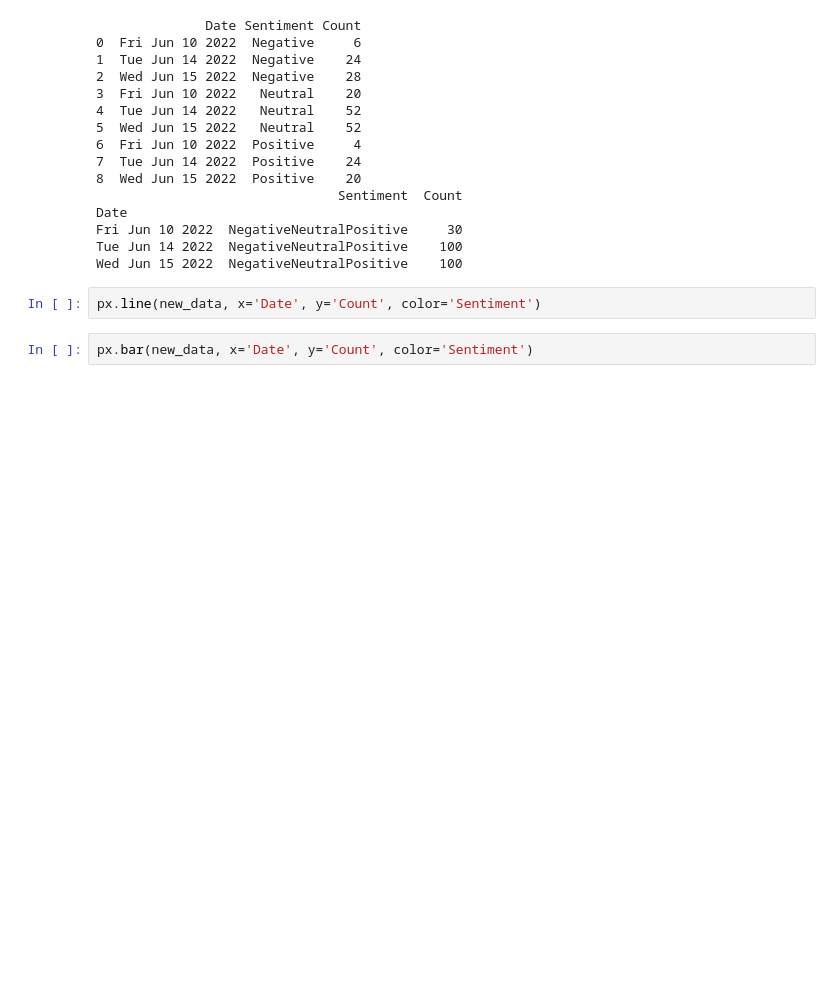
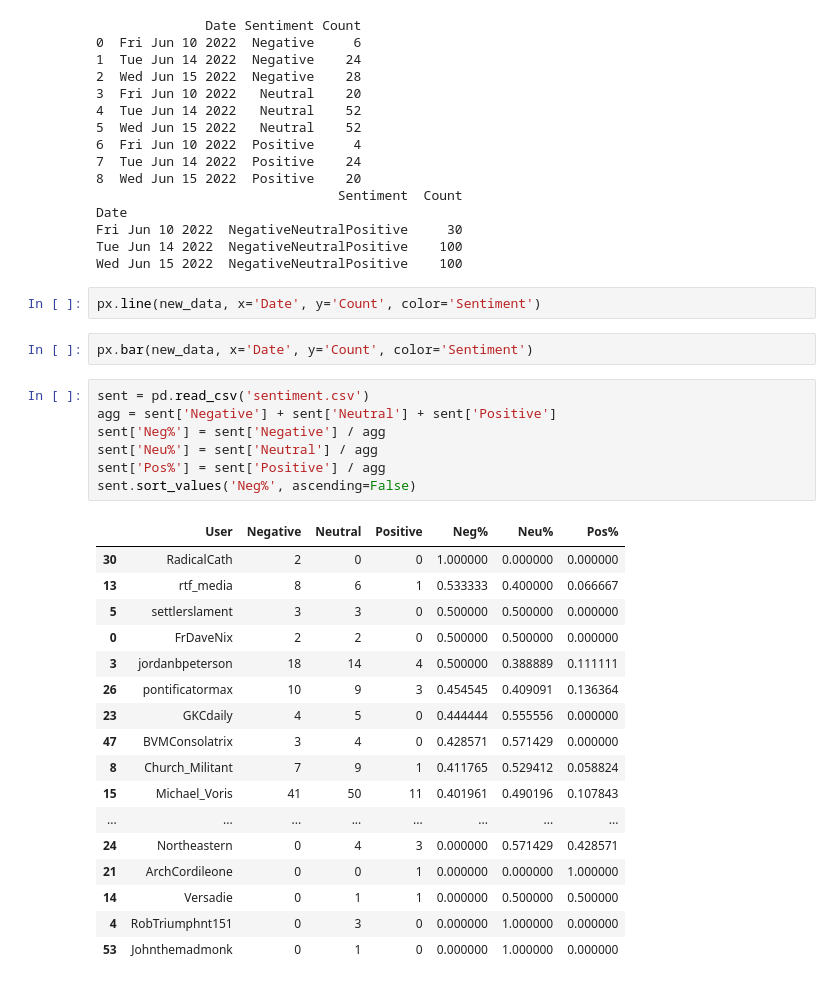
Before and after one commit to jjz17/Twitter-Mining, a Jupyter notebook: test.ipynb, the cells around one changed output. Cells and saved outputs as stored; diff of their text form; blank space fills up the shorter version.

```diff
--- a/test.ipynb
+++ b/test.ipynb
@@ -88,3 +88,28 @@ Wed Jun 15 2022  NegativeNeutralPositive    100
 px.line(new_data, x='Date', y='Count', color='Sentiment')
 # %%
 px.bar(new_data, x='Date', y='Count', color='Sentiment')
+# %%
+sent = pd.read_csv('sentiment.csv')
+agg = sent['Negative'] + sent['Neutral'] + sent['Positive']
+sent['Neg%'] = sent['Negative'] / agg
+sent['Neu%'] = sent['Neutral'] / agg
+sent['Pos%'] = sent['Positive'] / agg
+sent.sort_values('Neg%', ascending=False)
+# %% [output]
+|  | User | Negative | Neutral | Positive | Neg% | Neu% | Pos% |
+| 30 | RadicalCath | 2 | 0 | 0 | 1.000000 | 0.000000 | 0.000000 |
+| 13 | rtf_media | 8 | 6 | 1 | 0.533333 | 0.400000 | 0.066667 |
+| 5 | settlerslament | 3 | 3 | 0 | 0.500000 | 0.500000 | 0.000000 |
+| 0 | FrDaveNix | 2 | 2 | 0 | 0.500000 | 0.500000 | 0.000000 |
+| 3 | jordanbpeterson | 18 | 14 | 4 | 0.500000 | 0.388889 | 0.111111 |
+| 26 | pontificatormax | 10 | 9 | 3 | 0.454545 | 0.409091 | 0.136364 |
+| 23 | GKCdaily | 4 | 5 | 0 | 0.444444 | 0.555556 | 0.000000 |
+| 47 | BVMConsolatrix | 3 | 4 | 0 | 0.428571 | 0.571429 | 0.000000 |
+| 8 | Church_Militant | 7 | 9 | 1 | 0.411765 | 0.529412 | 0.058824 |
+| 15 | Michael_Voris | 41 | 50 | 11 | 0.401961 | 0.490196 | 0.107843 |
+| ... | ... | ... | ... | ... | ... | ... | ... |
+| 24 | Northeastern | 0 | 4 | 3 | 0.000000 | 0.571429 | 0.428571 |
+| 21 | ArchCordileone | 0 | 0 | 1 | 0.000000 | 0.000000 | 1.000000 |
+| 14 | Versadie | 0 | 1 | 1 | 0.000000 | 0.500000 | 0.500000 |
+| 4 | RobTriumphnt151 | 0 | 3 | 0 | 0.000000 | 1.000000 | 0.000000 |
+| 53 | Johnthemadmonk | 0 | 1 | 0 | 0.000000 | 1.000000 | 0.000000 |
```
Also changed, not shown: 1 other file.
